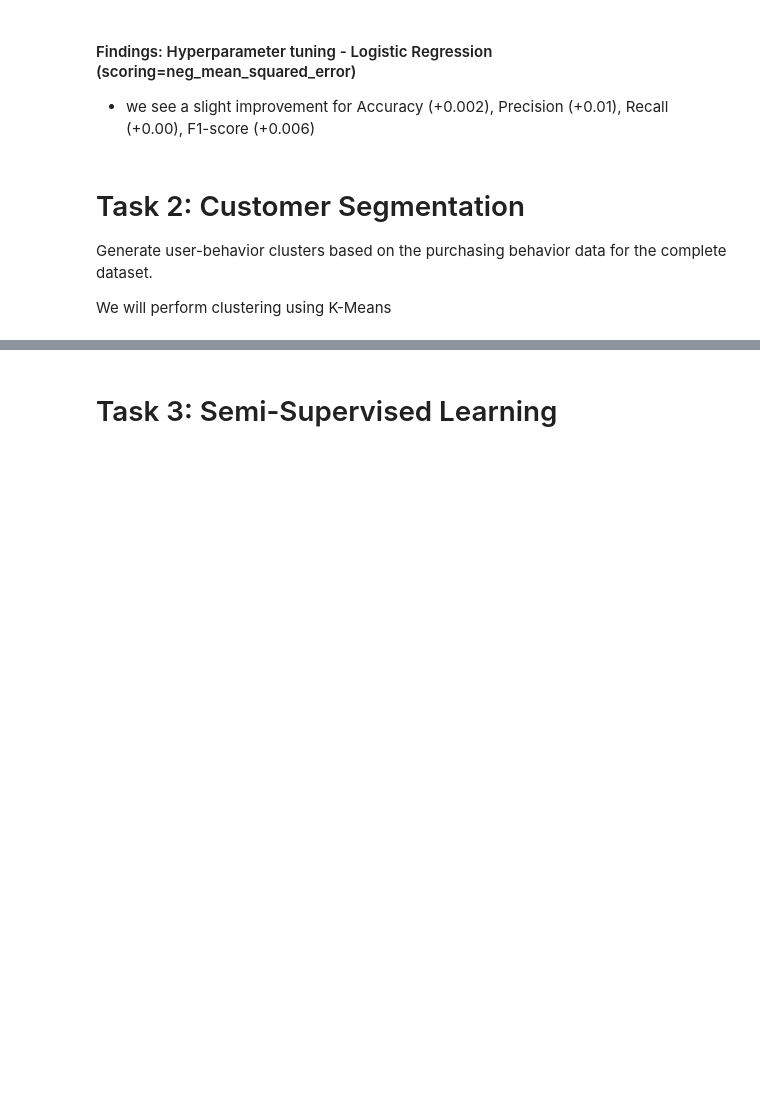
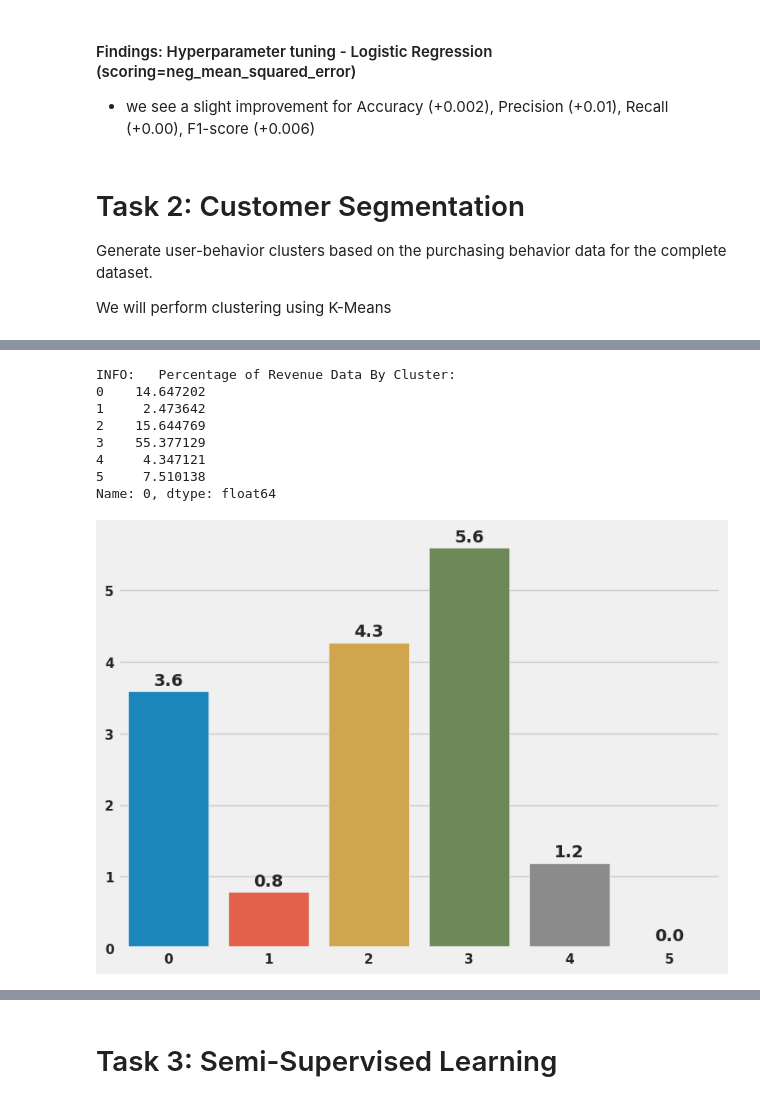
Before and after one commit to kidcoconut/fourthbrain, a Jupyter notebook: .assignments/midterm/MLE10_midterm.ipynb, the cells around one changed output, grey strips where cells are left out. Cells and saved outputs as stored; diff of their text form; code cells hidden in the pictures; blank space fills up the shorter version.

```diff
--- a/.assignments/midterm/MLE10_midterm.ipynb
+++ b/.assignments/midterm/MLE10_midterm.ipynb
@@ -1242,0 +1341,52 @@ visualize_elbow(X, K)
+# %%
+
+#--- create convenience functions to determine
+#--- %targetData within cluster:
+#--- %targetValue within cluster:
+
+def getPctTgtData_byCluster(data):
+    strClusterId = "clusterId"
+    lngNumSamples = data.shape[0]
+    pctByCluster=(data.groupby(strClusterId).size().reset_index().iloc[:,1]/lngNumSamples)*100
+    return pctByCluster
+
+def getPctTgt_byCluster(data, targetName, pctByCluster) -> dict:
+    dctPctTgts = dict()
+    strClusterId = "clusterId"
+    lngNumSamples = data.shape[0]
+    for clusterId in data[strClusterId].unique():
+        pctRevenue=((data[(data[targetName] == 1) & (data[strClusterId] == clusterId)].shape[0])/lngNumSamples)*100
+        dctPctTgts[clusterId]=round(pctRevenue,2)
+    return dctPctTgts
+
+def plotPctTargetByCluster(dctPctTgts : dict):
+    plt.figure(figsize=(8, 6))
+    sbarplot=sns.barplot(x=list(dctPctTgts.keys()),y=list(dctPctTgts.values()))
+
+    for p in sbarplot.patches:
+        sbarplot.annotate(format(p.get_height(), '.1f'),
+                   (p.get_x() + p.get_width() / 2., p.get_height()),
+                   ha = 'center', va = 'center',
+                   xytext = (0, 9),
+                   textcoords = 'offset points')
+# %%
+
+#--- INSPECT:  distribution of Revenue across clusters
+pctTgtData_byCluster = getPctTgtData_byCluster(pdf_map)
+dctPctTgts_byCluster = getPctTgt_byCluster(pdf_map, 'Revenue', pctTgtData_byCluster)
+
+print("INFO:   Percentage of Revenue Data By Cluster:  \n{}"\
+      .format(pctTgtData_byCluster))
+
+
+plotPctTargetByCluster(dctPctTgts_byCluster)
+# %% [output]
+INFO:   Percentage of Revenue Data By Cluster:
+0    14.647202
+1     2.473642
+2    15.644769
+3    55.377129
+4     4.347121
+5     7.510138
+Name: 0, dtype: float64
+[figure, added]
```
Also changed, not shown: parts of 15 cells of this notebook.
